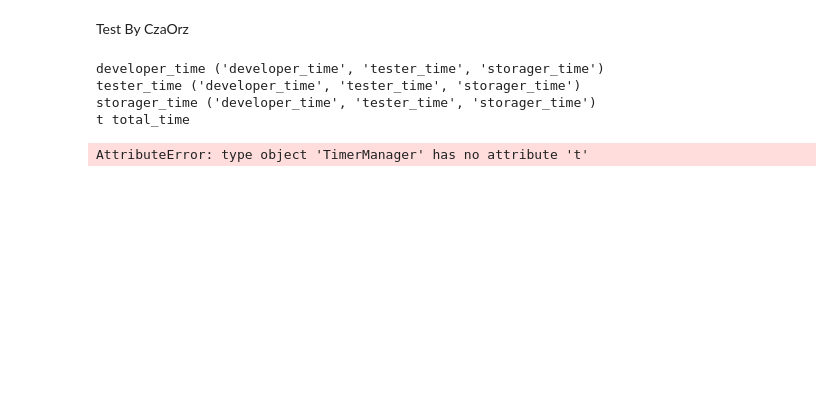
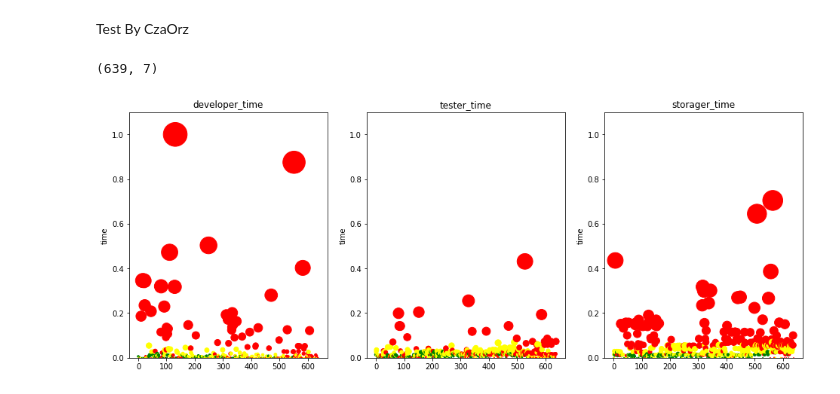
Before and after one commit to czasg/ScrapyLearning, a Jupyter notebook: czaSpider/dump2/数据分析个人版/爬虫流程分析/test_for_data_analysis.ipynb, the cells around one changed output. Cells and saved outputs as stored; diff of their text form; code cells hidden in the pictures; blank space fills up the shorter version.

```diff
--- a/czaSpider/dump2/数据分析个人版/爬虫流程分析/test_for_data_analysis.ipynb
+++ b/czaSpider/dump2/数据分析个人版/爬虫流程分析/test_for_data_analysis.ipynb
@@ -196,7 +200,7 @@ for spider_name, spider_task in spider_tasks.items():
     process_spider_task_statistics(spider_task_statistics)
     # process_key_to_new_value(spider_task_statistics, ('1优', '2正常', '3异常'), *['developer_time','tester_time','storager_time'])
     # process_key_to_new_value(spider_task_statistics, ('good', 'normal', 'whats'), *['total_time'])
-    get_each_task_time(spider_task_statistics, ('total_time'))
+    # get_each_task_time(spider_task_statistics, ('total_time',))
     if not labels:
         for key in spider_task_statistics.keys():
             if key == 'total_time':
@@ -212,22 +216,10 @@ labels.pop()
 import numpy as np
 np.array(dataSets).shape
 # %% [output]
-developer_time ('developer_time', 'tester_time', 'storager_time')
-tester_time ('developer_time', 'tester_time', 'storager_time')
-storager_time ('developer_time', 'tester_time', 'storager_time')
-t total_time
+(639, 7)
-AttributeError: type object 'TimerManager' has no attribute 't'
 # %%
 """输出数据到决策树模型"""
 trees = createTree(dataSets, labels)
 # %%
 time_man = TimerManager()
 time_man.to_normalized()
-# %%
-x = range(len(time_man.developer_time))
-y = time_man.developer_time
-size = np.array(time_man.developer_time) * 1000
-color = [random.randint(0,2) for _ in range(len(size))]
-import matplotlib.pyplot as plt
-plt.scatter(x, y, size, color)
-plt.show()
@@ -235,0 +226,19 @@ time_man.total_time
+# %%
+fig, ax = plt.subplots(1,3)
+def draw_time_distribution(ax, i, property, title):
+    x = range(len(getattr(time_man, property)))
+    y = getattr(time_man, property)
+    size = np.array(getattr(time_man, property)) * 1000
+    color = time_man.total_time
+    ax[i].scatter(x, y, size, color)
+    ax[i].set_title(title)
+    ax[i].set_ylim(0, 1.1)
+    ax[i].set_ylabel('time')
+draw_time_distribution(ax, 0, 'developer_time', 'developer_time')
+draw_time_distribution(ax, 1, 'tester_time', 'tester_time')
+draw_time_distribution(ax, 2, 'storager_time', 'storager_time')
+# plt.scatter(x, y, size, color)
+fig.set_size_inches(16, 6)
+plt.show()
+# %% [output]
+[figure, added]
```
Also changed, not shown: parts of 3 cells of this notebook, 2 other files.
